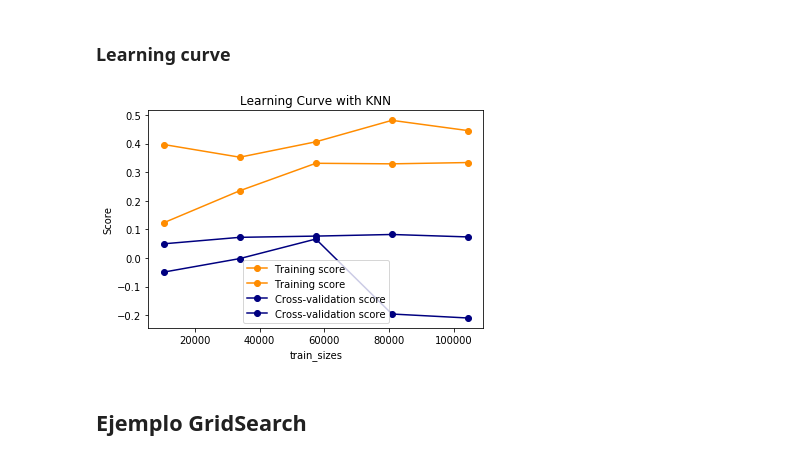
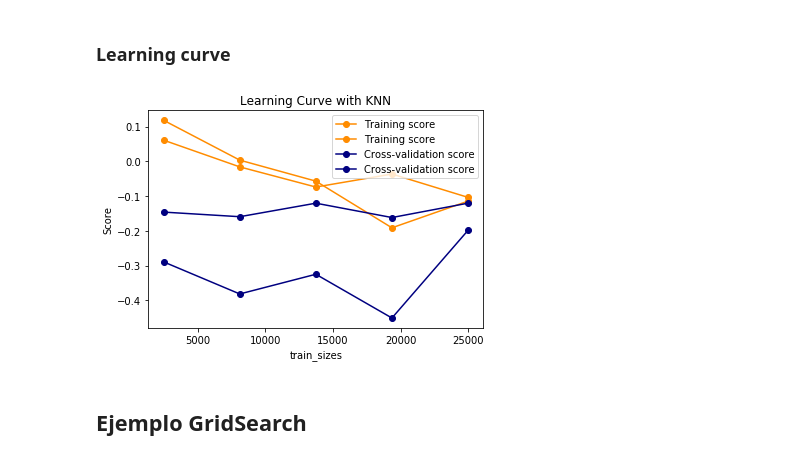
Before and after one commit to AlejandroDaneri/Machine-Learning-Properati, a Jupyter notebook: KNN - Analisis de datos.ipynb, the cells around one changed output. Cells and saved outputs as stored; diff of their text form; code cells hidden in the pictures.

```diff
--- a/KNN - Analisis de datos.ipynb
+++ b/KNN - Analisis de datos.ipynb
@@ -5,7 +5,7 @@ import matplotlib.pyplot as plt
 import matplotlib as mp
 from sklearn.neighbors import NearestNeighbors
 from mpl_toolkits.mplot3d import axes3d, Axes3D
-properati = pd.read_csv('datos/properati_2.csv',index_col=0,error_bad_lines=False)
+properati = pd.read_csv('datos/caba_para_mapa.csv',index_col=0,error_bad_lines=False)
 from IPython.core.display import display, HTML
 display(HTML("<style>.container { width:97% !important; }</style>"))
 # %%
@@ -166,33 +249,34 @@ plt.show()
 # %%
 import matplotlib.pyplot as plt
 from sklearn.preprocessing import Imputer
 from sklearn.model_selection import learning_curve
 #preparo set de datos
-X = zip(properati['surface_total_in_m2'],properati['price_usd_per_m2'])
-y = properati['price']
+X = zip(properati['dist_a_subte'],properati['dist_a_subte'])
+y = zip(properati['price_per_m2'],properati['price_per_m2'])
 #Pone numeros en nans
 imp = Imputer(missing_values='NaN', strategy='mean', axis=0)
 imp.fit(X)
 X=imp.transform(X)
+
 
 neigh = KNeighborsRegressor(n_neighbors=10,n_jobs=-1)
 
 param_range=(10,20)
 train_sizes, train_scores, valid_scores = learning_curve(KNeighborsRegressor(), X, y, cv=2)
 
 plt.title("Learning Curve with KNN")
 plt.xlabel("train_sizes")
 plt.ylabel("Score")
 
 plt.plot(train_sizes, train_scores, label="Training score",
 color="darkorange",marker="o")
 plt.plot(train_sizes, valid_scores, label="Cross-validation score",
 color="navy",marker="o")
 
 plt.legend(loc="best")
 plt.show()
 # %% [output]
-[figure, old version]
+[figure, new version]
 # %% [markdown]
 ## Ejemplo GridSearch
 # %%
```
Also changed, not shown: parts of 9 cells of this notebook.
